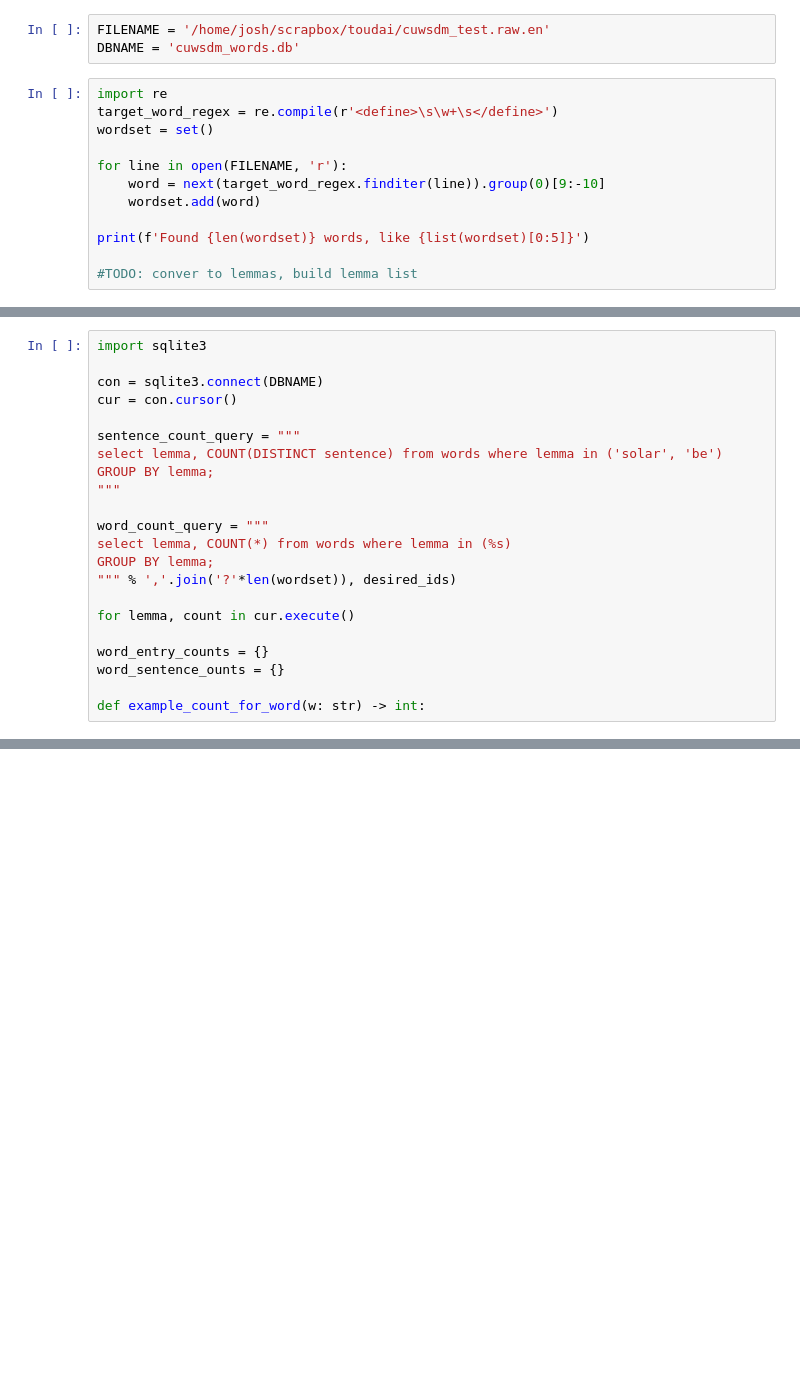
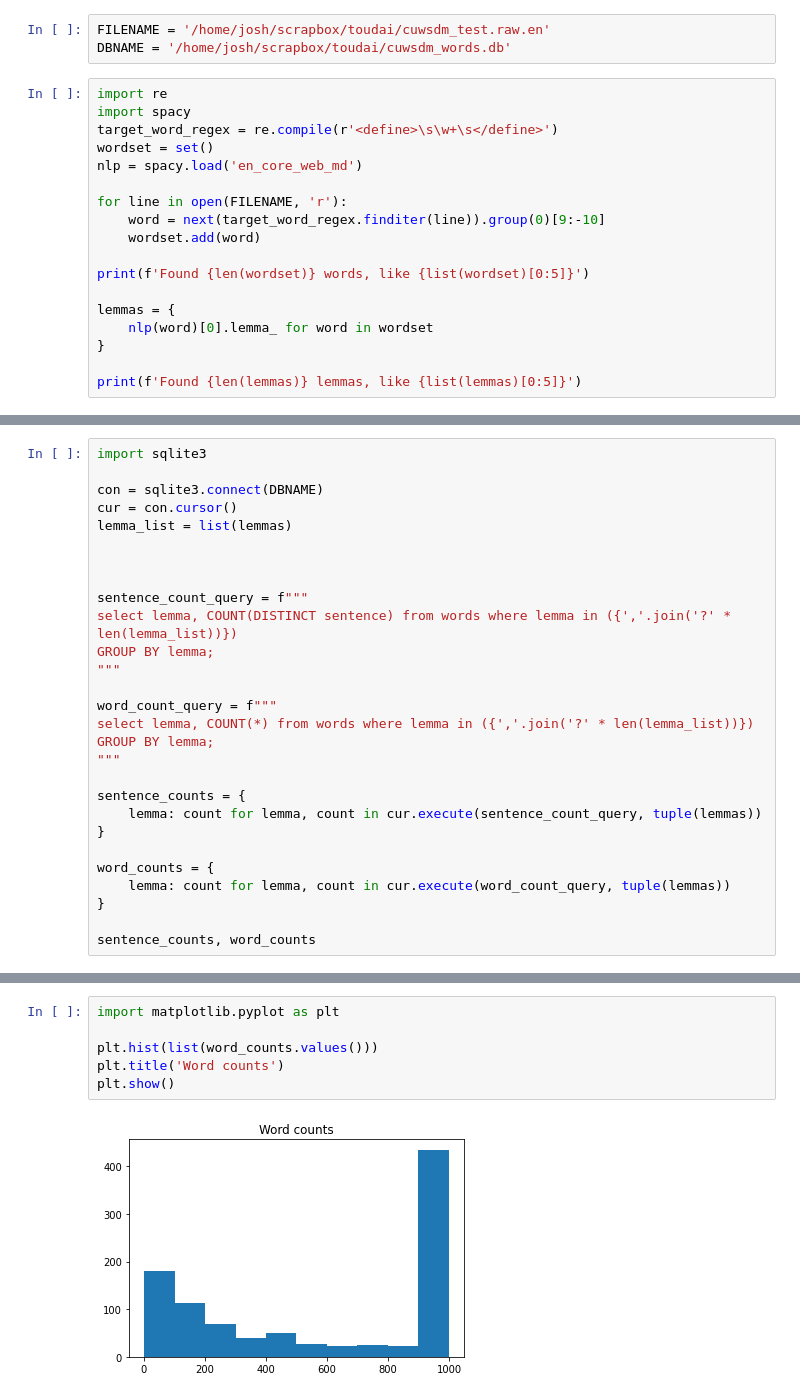
Before and after one commit to Mindful/yans2021, a Jupyter notebook: word_count.ipynb, the cells around one changed output, grey strips where cells are left out. Saved outputs shown, nothing was run; the diff lists cells and outputs as text; blank space fills up the shorter version.

Commit message:
finish word count

```diff
--- a/word_count.ipynb
+++ b/word_count.ipynb
@@ -1,10 +1,12 @@
 # %%
 FILENAME = '/home/josh/scrapbox/toudai/cuwsdm_test.raw.en'
-DBNAME = 'cuwsdm_words.db'
+DBNAME = '/home/josh/scrapbox/toudai/cuwsdm_words.db'
 # %%
 import re
+import spacy
 target_word_regex = re.compile(r'<define>\s\w+\s</define>')
 wordset = set()
+nlp = spacy.load('en_core_web_md')
 
 for line in open(FILENAME, 'r'):
     word = next(target_word_regex.finditer(line)).group(0)[9:-10]
@@ -12,6 +14,10 @@ for line in open(FILENAME, 'r'):
 
 print(f'Found {len(wordset)} words, like {list(wordset)[0:5]}')
 
-#TODO: conver to lemmas, build lemma list
+lemmas = {
+    nlp(word)[0].lemma_ for word in wordset
+}
+
+print(f'Found {len(lemmas)} lemmas, like {list(lemmas)[0:5]}')
 # %% [output]
 Found 1054 words, like ['basque', 'satisfy', 'wan', 'sail', 'calibre']
@@ -20,20 +27,26 @@ import sqlite3
 
 con = sqlite3.connect(DBNAME)
 cur = con.cursor()
+lemma_list = list(lemmas)
 
-sentence_count_query = """
-select lemma, COUNT(DISTINCT sentence) from words where lemma in ('solar', 'be')
+
+
+sentence_count_query = f"""
+select lemma, COUNT(DISTINCT sentence) from words where lemma in ({','.join('?' * len(lemma_list))})
 GROUP BY lemma;
 """
 
-word_count_query = """
-select lemma, COUNT(*) from words where lemma in (%s)
+word_count_query = f"""
+select lemma, COUNT(*) from words where lemma in ({','.join('?' * len(lemma_list))})
 GROUP BY lemma;
-""" % ','.join('?'*len(wordset)), desired_ids)
+"""
 
-for lemma, count in cur.execute()
+sentence_counts = {
+    lemma: count for lemma, count in cur.execute(sentence_count_query, tuple(lemmas))
+}
 
-word_entry_counts = {}
-word_sentence_ounts = {}
+word_counts = {
+    lemma: count for lemma, count in cur.execute(word_count_query, tuple(lemmas))
+}
 
-def example_count_for_word(w: str) -> int:
+sentence_counts, word_counts
@@ -39,0 +71,8 @@ def example_count_for_word(w: str) -> int:
+# %%
+import matplotlib.pyplot as plt
+
+plt.hist(list(word_counts.values()))
+plt.title('Word counts')
+plt.show()
+# %% [output]
+[figure, added]
```
Also changed, not shown: parts of 3 cells of this notebook, 1 other file.
